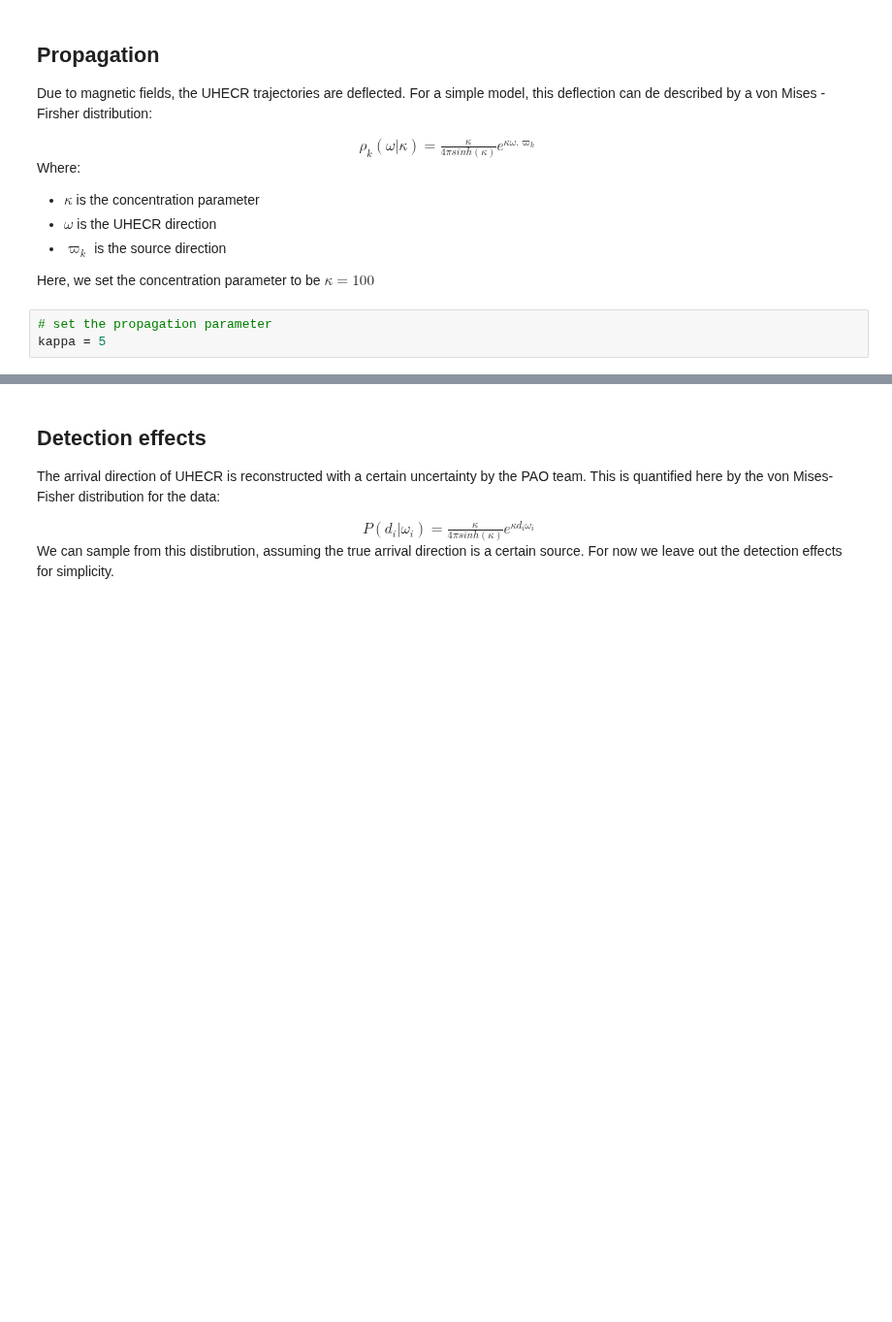
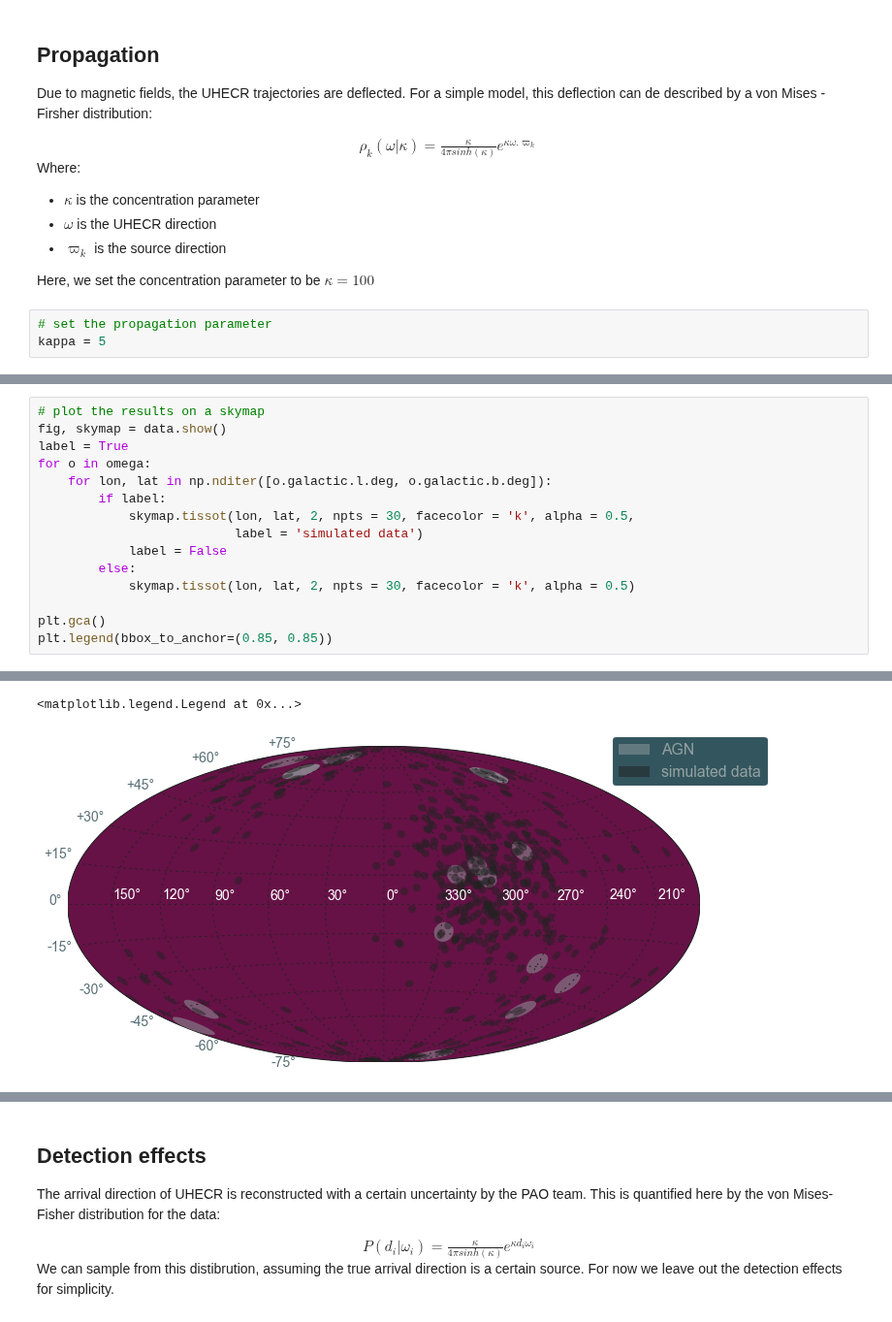
Before and after one commit to cescalara/fancy, a Jupyter notebook: soiaporn_model/simplified_model.ipynb, the cells around one changed output, grey strips where cells are left out. Shown at 97% size. Saved outputs shown, nothing was run; the diff lists cells and outputs as text; blank space fills up the shorter version.

```diff
--- a/soiaporn_model/simplified_model.ipynb
+++ b/soiaporn_model/simplified_model.ipynb
@@ -97,0 +140,16 @@ kappa = 5
+# %%
+# plot the results on a skymap
+fig, skymap = data.show()
+label = True
+for o in omega:
+    for lon, lat in np.nditer([o.galactic.l.deg, o.galactic.b.deg]):
+        if label:
+            skymap.tissot(lon, lat, 2, npts = 30, facecolor = 'k', alpha = 0.5,
+                          label = 'simulated data')
+            label = False
+        else:
+            skymap.tissot(lon, lat, 2, npts = 30, facecolor = 'k', alpha = 0.5)
+
+plt.gca()
+plt.legend(bbox_to_anchor=(0.85, 0.85))
+# %% [output]
@@ -98,3 +162,5 @@ kappa = 5
+<matplotlib.legend.Legend at 0x...>
+[figure, added]
 # %%
 from vMF import *
 from astropy.coordinates import SkyCoord
```
Also changed, not shown: parts of 4 cells of this notebook.
